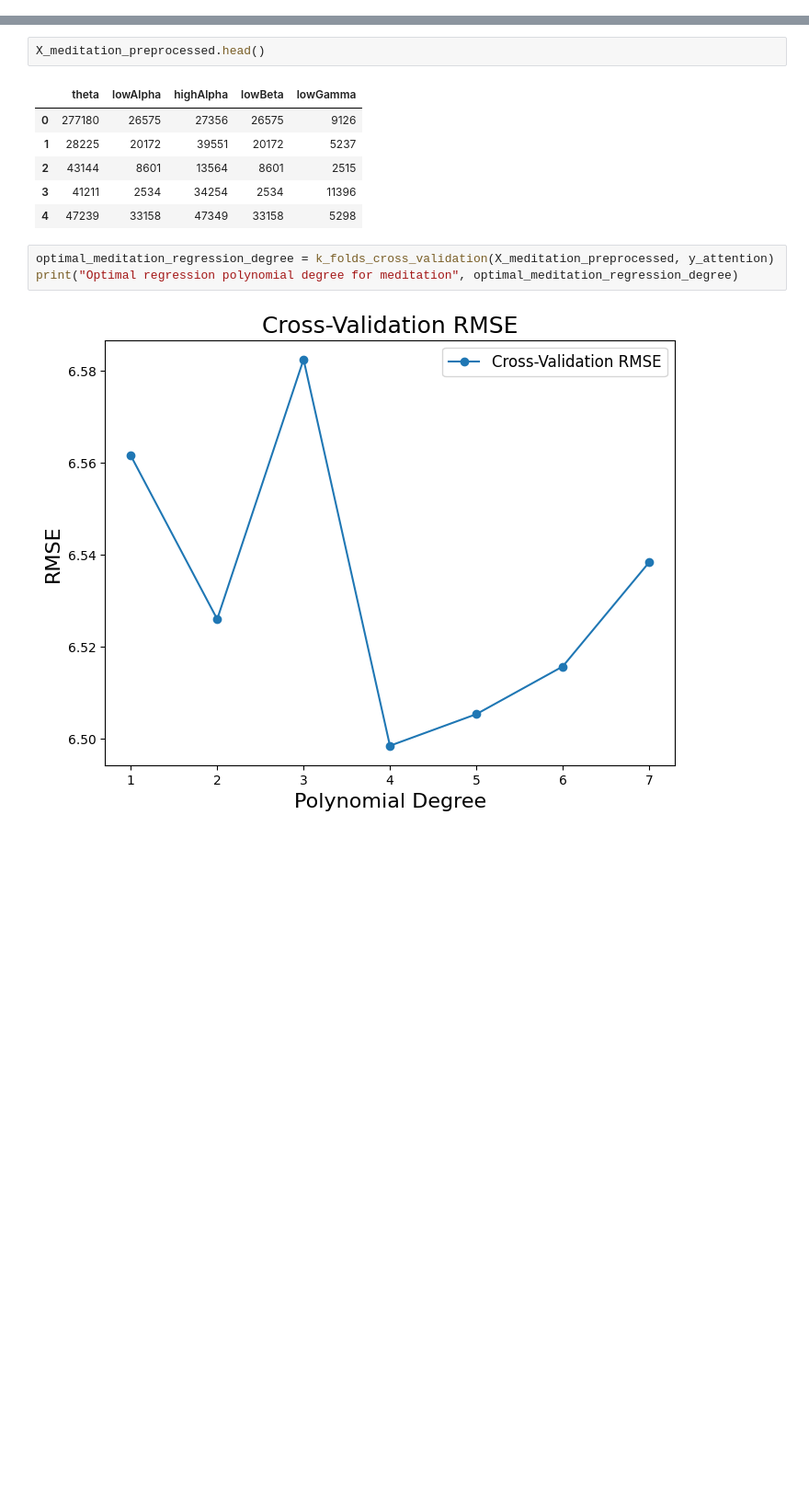
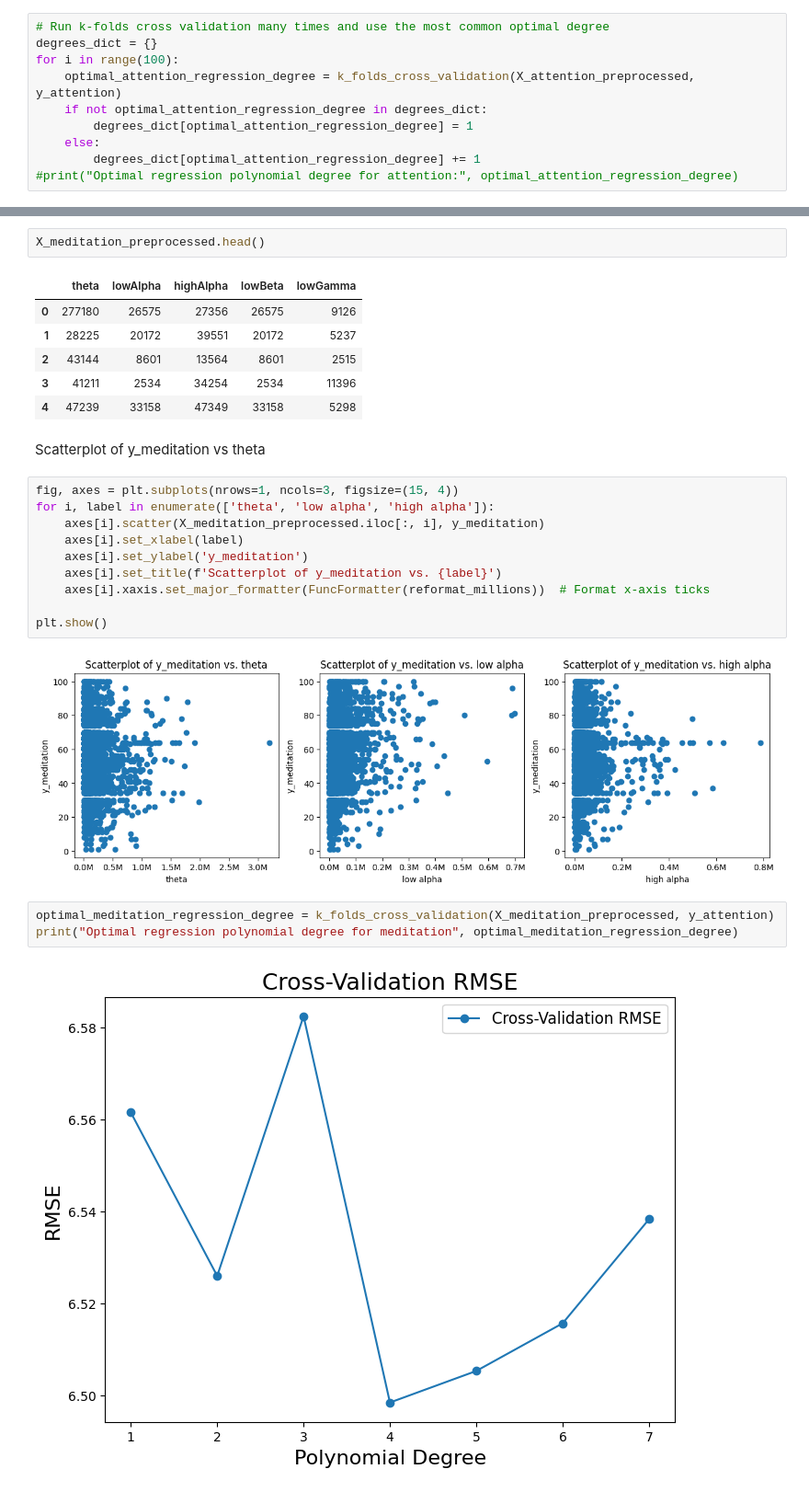
Before and after one commit to ayushilal20/MindWave-Predicting-Mental-States-through-EEG-Data, a Jupyter notebook: Sleepiness/sleepiness_regression.ipynb, the cells around one changed output, grey strips where cells are left out. Shown at 92% size. Drawn from its saved outputs; the diff is of its cells as text; blank space fills up the shorter version.

```diff
--- a/Sleepiness/sleepiness_regression.ipynb
+++ b/Sleepiness/sleepiness_regression.ipynb
@@ -153,0 +165,10 @@ Optimal regression polynomial degree for attention: 6
+# %%
+# Run k-folds cross validation many times and use the most common optimal degree
+degrees_dict = {}
+for i in range(100):
+    optimal_attention_regression_degree = k_folds_cross_validation(X_attention_preprocessed, y_attention)
+    if not optimal_attention_regression_degree in degrees_dict:
+        degrees_dict[optimal_attention_regression_degree] = 1
+    else:
+        degrees_dict[optimal_attention_regression_degree] += 1
+#print("Optimal regression polynomial degree for attention:", optimal_attention_regression_degree)
@@ -177,6 +255,20 @@ X_meditation_preprocessed.head()
 | 2 | 43144 | 8601 | 13564 | 8601 | 2515 |
 | 3 | 41211 | 2534 | 34254 | 2534 | 11396 |
 | 4 | 47239 | 33158 | 47349 | 33158 | 5298 |
+# %% [markdown]
+Scatterplot of y_meditation vs theta
+# %%
+fig, axes = plt.subplots(nrows=1, ncols=3, figsize=(15, 4))
+for i, label in enumerate(['theta', 'low alpha', 'high alpha']):
+    axes[i].scatter(X_meditation_preprocessed.iloc[:, i], y_meditation)
+    axes[i].set_xlabel(label)
+    axes[i].set_ylabel('y_meditation')
+    axes[i].set_title(f'Scatterplot of y_meditation vs. {label}')
+    axes[i].xaxis.set_major_formatter(FuncFormatter(reformat_millions))  # Format x-axis ticks
+
+plt.show()
+# %% [output]
+[figure, added]
 # %%
 optimal_meditation_regression_degree = k_folds_cross_validation(X_meditation_preprocessed, y_attention)
 print("Optimal regression polynomial degree for meditation", optimal_meditation_regression_degree)
```
Also changed, not shown: parts of 14 cells of this notebook.
